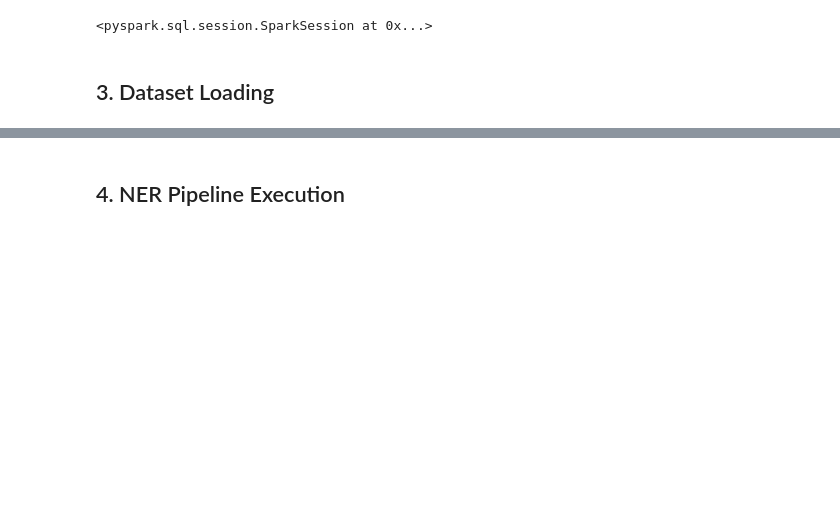
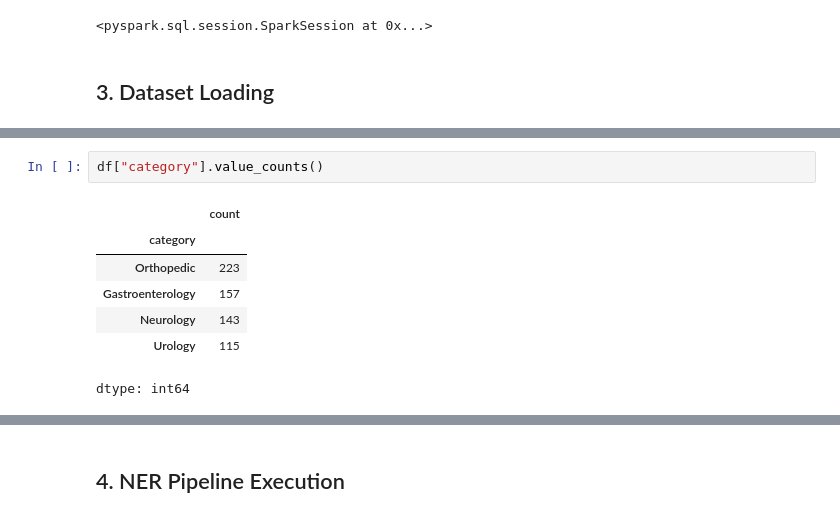
Before and after one commit to huseyincenik/john_snow_labs, a Jupyter notebook: generating_conll_files_from_pretrained_models/notebooks/data_prep.ipynb, the cells around one changed output, grey strips where cells are left out. Drawn from its saved outputs; the diff is of its cells as text; blank space fills up the shorter version.

```diff
--- a/generating_conll_files_from_pretrained_models/notebooks/data_prep.ipynb
+++ b/generating_conll_files_from_pretrained_models/notebooks/data_prep.ipynb
@@ -244,3 +252,13 @@ Columns: ['category', 'text']
 | 2 | Gastroenterology | PREOPERATIVE DIAGNOSES: 1. Gastro... |
 | 3 | Gastroenterology | PROCEDURE: Colonoscopy. PREOPERAT... |
 | 4 | Gastroenterology | PREOPERATIVE DIAGNOSIS: Right col... |
+# %%
+df["category"].value_counts()
+# %% [output]
+|  | count |
+| category |  |
+| Orthopedic | 223 |
+| Gastroenterology | 157 |
+| Neurology | 143 |
+| Urology | 115 |
+dtype: int64
```
Also changed, not shown: parts of 39 cells of this notebook.
